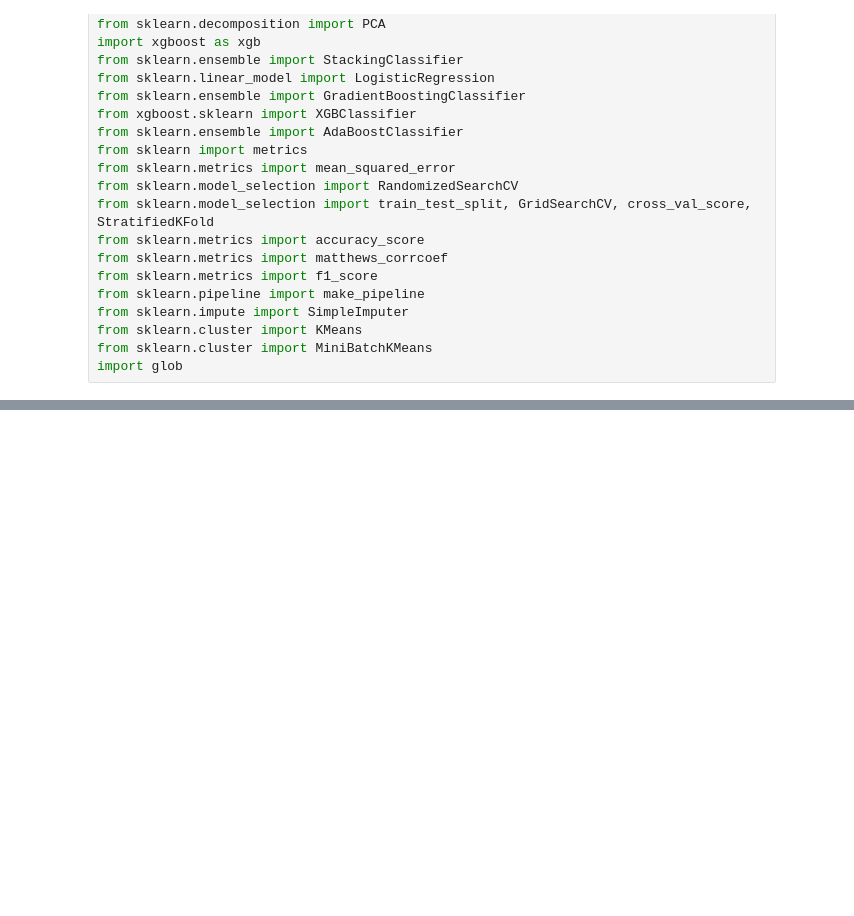
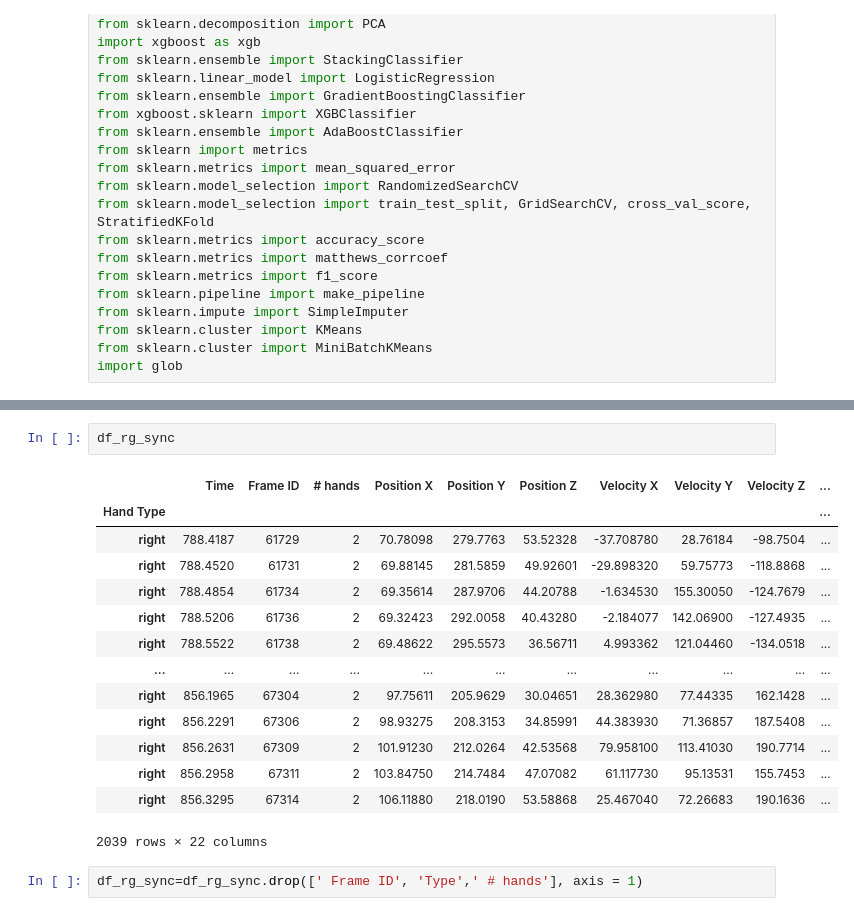
Before and after one commit to kuty007/final-porj-semB, a Jupyter notebook: Hands.ipynb, the cells around one changed output, grey strips where cells are left out. Cells and saved outputs as stored; diff of their text form; blank space fills up the shorter version.

```diff
--- a/Hands.ipynb
+++ b/Hands.ipynb
@@ -81,0 +116,19 @@ KeyError: 'left'
+# %%
+df_rg_sync
+# %% [output]
+|  | Time | Frame ID | # hands | Position X | Position Y | Position Z | Velocity X | Velocity Y | Velocity Z | ... |
+| Hand Type |  |  |  |  |  |  |  |  |  | ... |
+| right | 788.4187 | 61729 | 2 | 70.78098 | 279.7763 | 53.52328 | -37.708780 | 28.76184 | -98.7504 | ... |
+| right | 788.4520 | 61731 | 2 | 69.88145 | 281.5859 | 49.92601 | -29.898320 | 59.75773 | -118.8868 | ... |
+| right | 788.4854 | 61734 | 2 | 69.35614 | 287.9706 | 44.20788 | -1.634530 | 155.30050 | -124.7679 | ... |
+| right | 788.5206 | 61736 | 2 | 69.32423 | 292.0058 | 40.43280 | -2.184077 | 142.06900 | -127.4935 | ... |
+| right | 788.5522 | 61738 | 2 | 69.48622 | 295.5573 | 36.56711 | 4.993362 | 121.04460 | -134.0518 | ... |
+| ... | ... | ... | ... | ... | ... | ... | ... | ... | ... | ... |
+| right | 856.1965 | 67304 | 2 | 97.75611 | 205.9629 | 30.04651 | 28.362980 | 77.44335 | 162.1428 | ... |
+| right | 856.2291 | 67306 | 2 | 98.93275 | 208.3153 | 34.85991 | 44.383930 | 71.36857 | 187.5408 | ... |
+| right | 856.2631 | 67309 | 2 | 101.91230 | 212.0264 | 42.53568 | 79.958100 | 113.41030 | 190.7714 | ... |
+| right | 856.2958 | 67311 | 2 | 103.84750 | 214.7484 | 47.07082 | 61.117730 | 95.13531 | 155.7453 | ... |
+| right | 856.3295 | 67314 | 2 | 106.11880 | 218.0190 | 53.58868 | 25.467040 | 72.26683 | 190.1636 | ... |
+2039 rows × 22 columns
+# %%
+df_rg_sync=df_rg_sync.drop([' Frame ID', 'Type',' # hands'], axis = 1)
```
Also changed, not shown: parts of 11 cells of this notebook.
